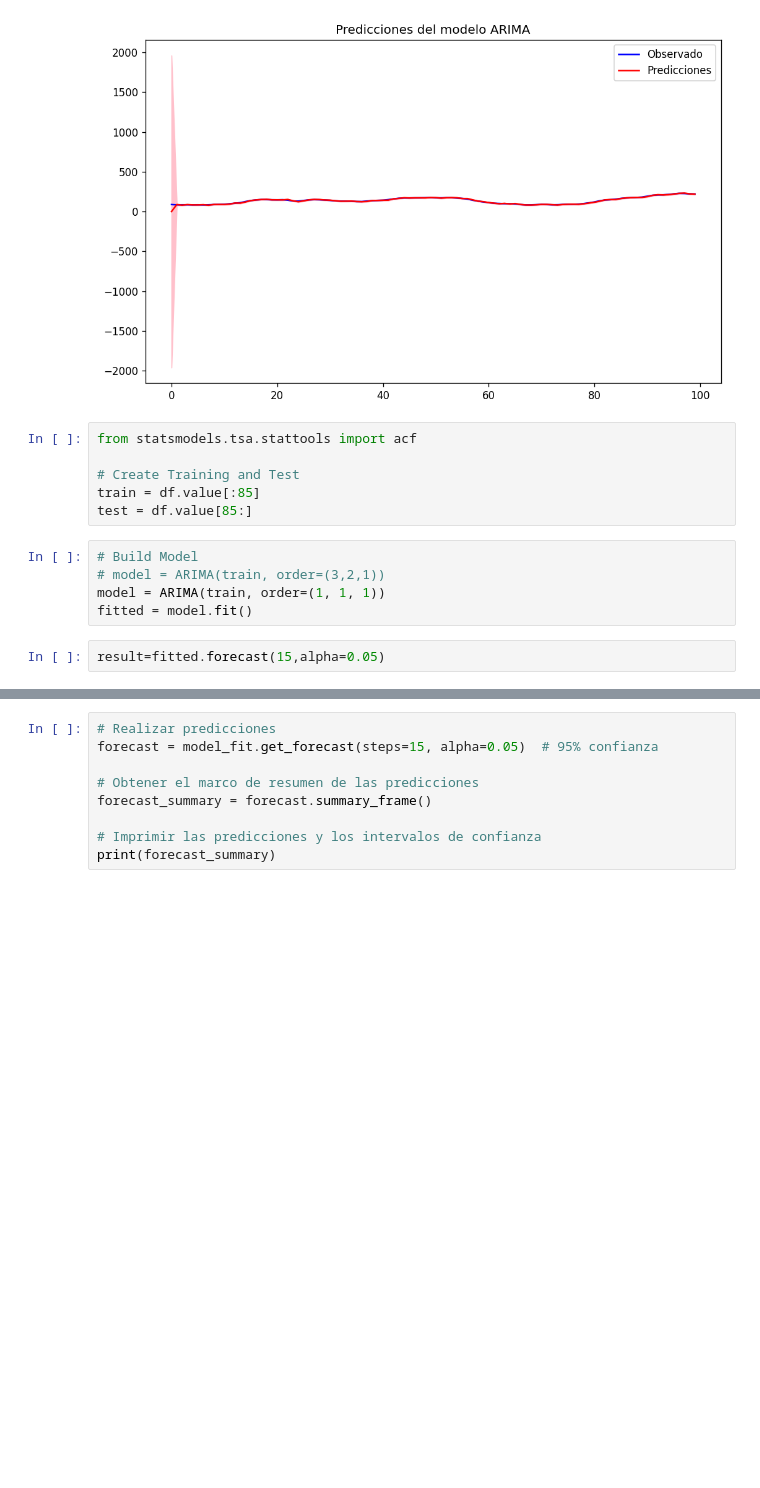
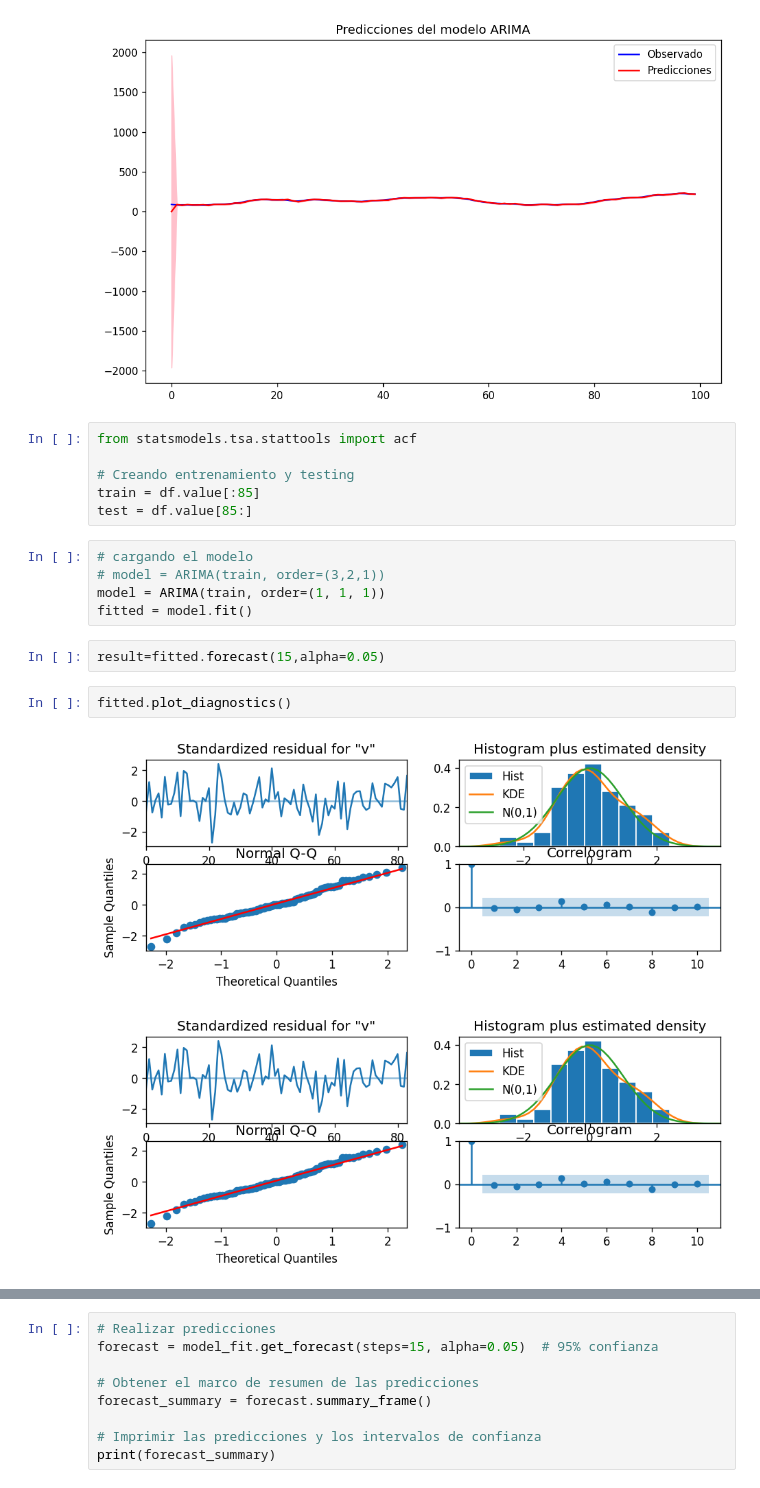
Before and after one commit to jaimeisaac2020/Python-analsisis-basicos, a Jupyter notebook: arima_sarima_sarimax_Python.ipynb, the cells around one changed output, grey strips where cells are left out. Drawn from its saved outputs; the diff is of its cells as text; blank space fills up the shorter version.

```diff
--- a/arima_sarima_sarimax_Python.ipynb
+++ b/arima_sarima_sarimax_Python.ipynb
@@ -271,13 +292,18 @@ plt.show()
 # %%
 from statsmodels.tsa.stattools import acf
 
-# Create Training and Test
+# Creando entrenamiento y testing
 train = df.value[:85]
 test = df.value[85:]
 # %%
-# Build Model
+# cargando el modelo
 # model = ARIMA(train, order=(3,2,1))
 model = ARIMA(train, order=(1, 1, 1))
 fitted = model.fit()
 # %%
 result=fitted.forecast(15,alpha=0.05)
+# %%
+fitted.plot_diagnostics()
+# %% [output]
+[figure, added]
+[figure, added]
```
Also changed, not shown: parts of 13 cells of this notebook.
